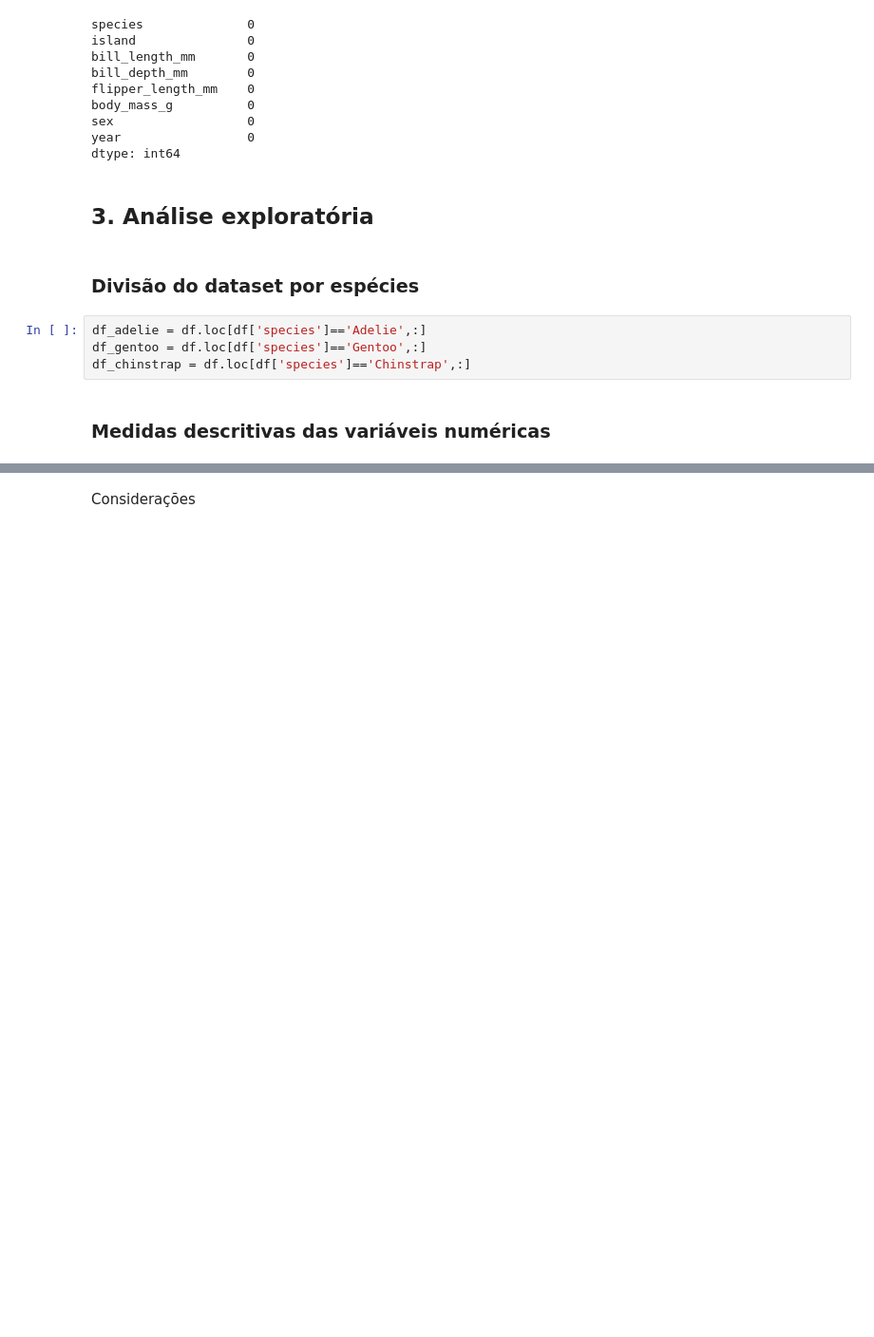
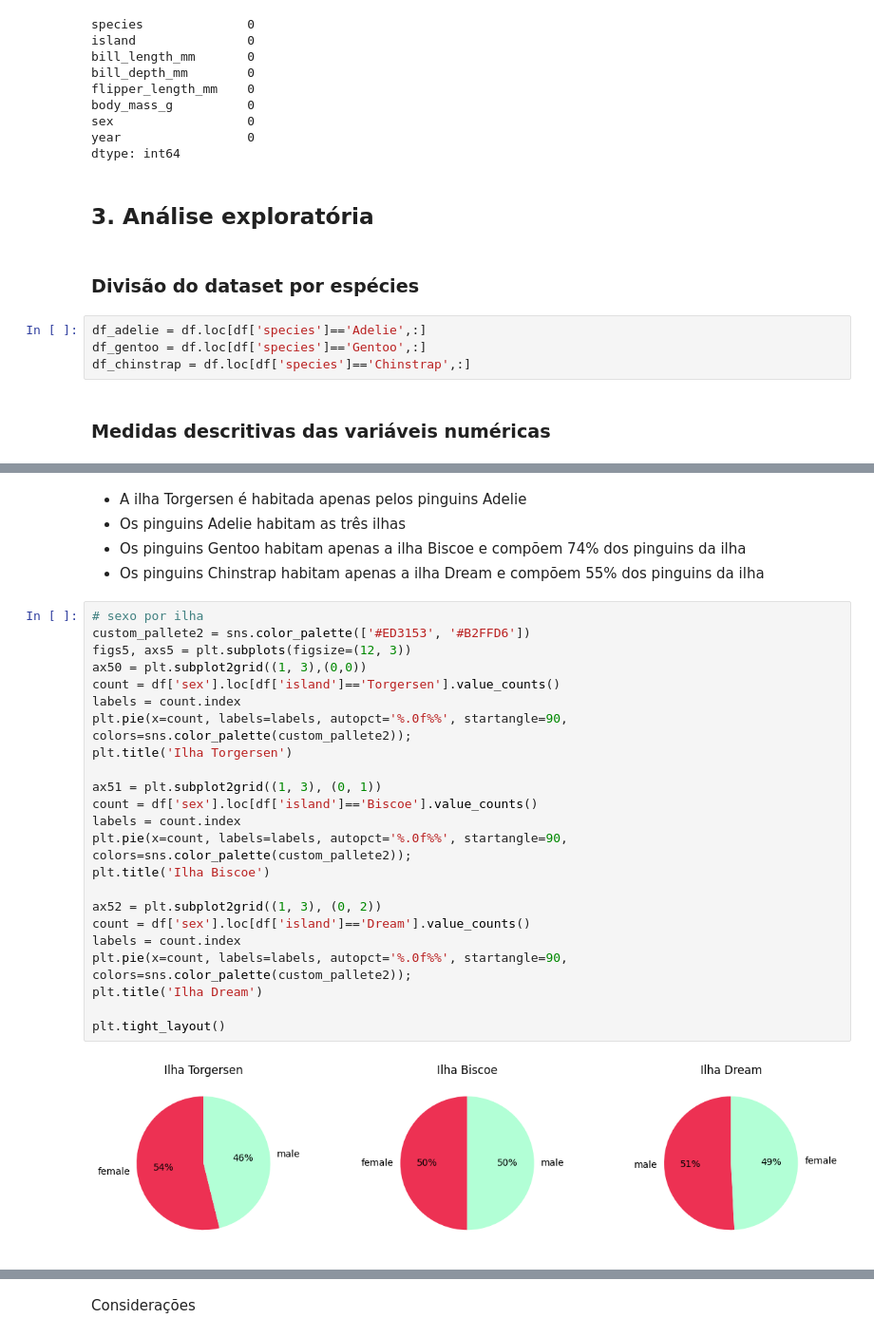
Before and after one commit to carolysg/projeto-pinguins, a Jupyter notebook: penguins.ipynb, the cells around one changed output, grey strips where cells are left out. Shown at 95% size. Saved outputs shown, nothing was run; the diff lists cells and outputs as text; blank space fills up the shorter version.

```diff
--- a/penguins.ipynb
+++ b/penguins.ipynb
@@ -289,0 +325,30 @@ plt.tight_layout()
+# %% [markdown]
+- A ilha Torgersen é habitada apenas pelos pinguins Adelie
+- Os pinguins Adelie habitam as três ilhas
+- Os pinguins Gentoo habitam apenas a ilha Biscoe e compõem 74% dos pinguins da ilha
+- Os pinguins Chinstrap habitam apenas a ilha Dream e compõem 55% dos pinguins da ilha
+# %%
+# sexo por ilha
+custom_pallete2 = sns.color_palette(['#ED3153', '#B2FFD6'])
+figs5, axs5 = plt.subplots(figsize=(12, 3))
+ax50 = plt.subplot2grid((1, 3),(0,0))
+count = df['sex'].loc[df['island']=='Torgersen'].value_counts()
+labels = count.index
+plt.pie(x=count, labels=labels, autopct='%.0f%%', startangle=90, colors=sns.color_palette(custom_pallete2));
+plt.title('Ilha Torgersen')
+
+ax51 = plt.subplot2grid((1, 3), (0, 1))
+count = df['sex'].loc[df['island']=='Biscoe'].value_counts()
+labels = count.index
+plt.pie(x=count, labels=labels, autopct='%.0f%%', startangle=90, colors=sns.color_palette(custom_pallete2));
+plt.title('Ilha Biscoe')
+
+ax52 = plt.subplot2grid((1, 3), (0, 2))
+count = df['sex'].loc[df['island']=='Dream'].value_counts()
+labels = count.index
+plt.pie(x=count, labels=labels, autopct='%.0f%%', startangle=90, colors=sns.color_palette(custom_pallete2));
+plt.title('Ilha Dream')
+
+plt.tight_layout()
+# %% [output]
+[figure, added]
```
Also changed, not shown: parts of 23 cells of this notebook.
